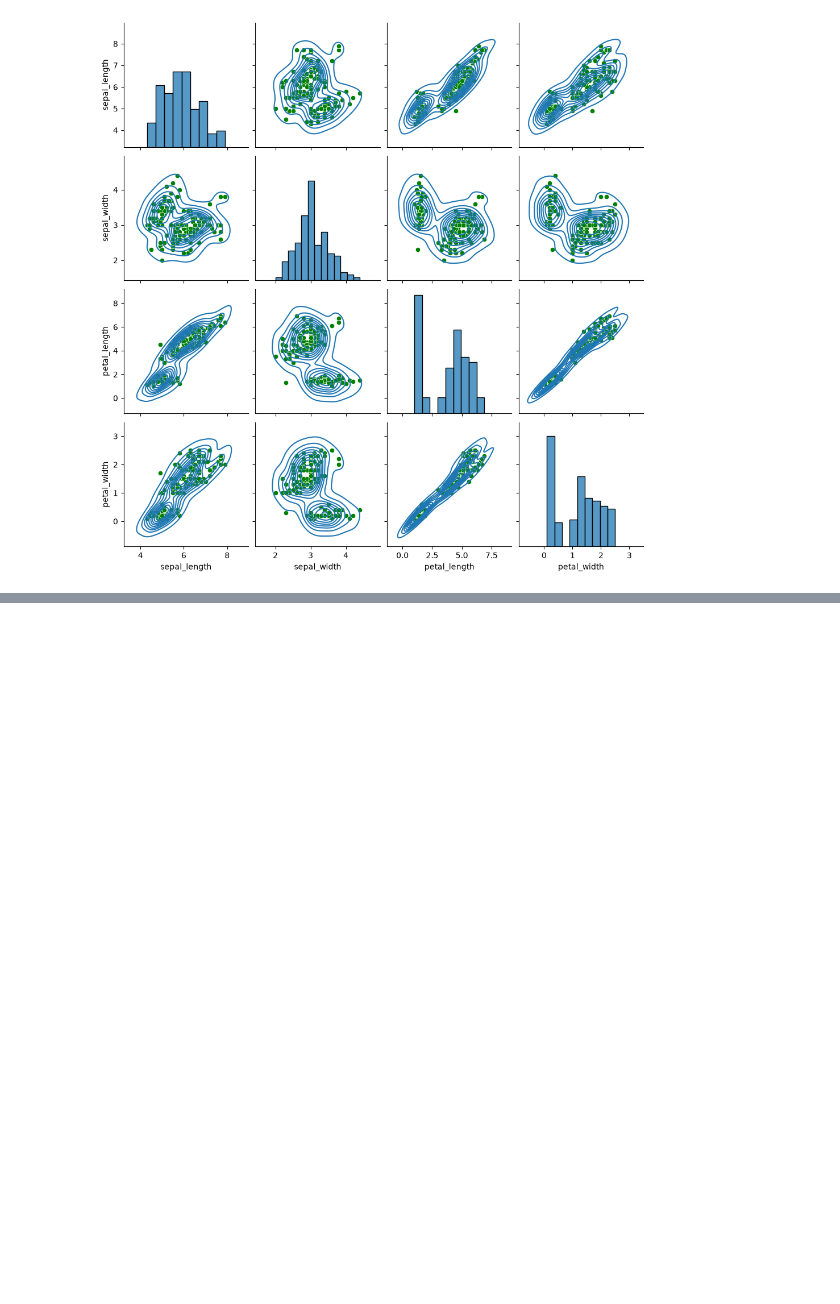
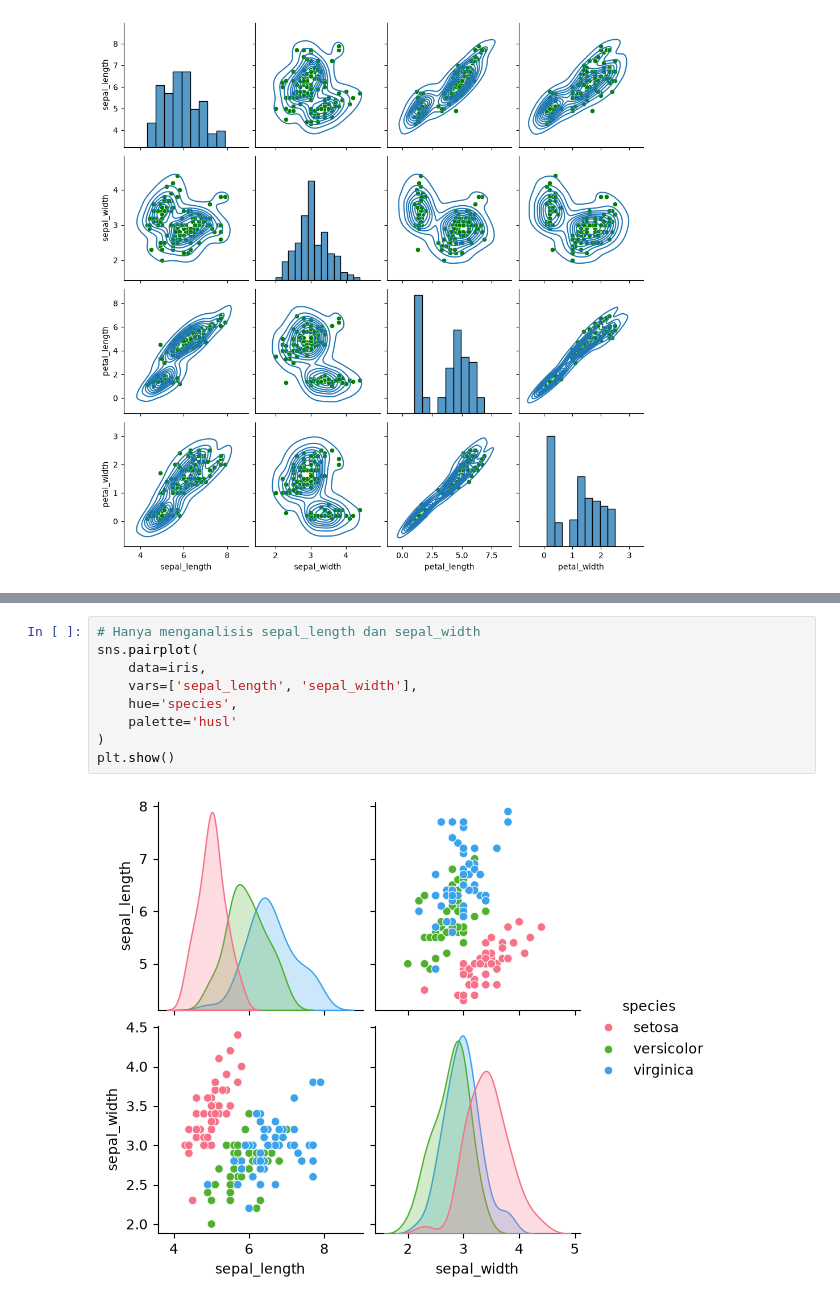
Before and after one commit to Haerulanwar05/Zero-To-ML-Engineer, a Jupyter notebook: Seaborn/seaborn_Pairplot.ipynb, the cells around one changed output, grey strips where cells are left out. Drawn from its saved outputs; the diff is of its cells as text; blank space fills up the shorter version.

```diff
--- a/Seaborn/seaborn_Pairplot.ipynb
+++ b/Seaborn/seaborn_Pairplot.ipynb
@@ -60,0 +93,11 @@ l.map_lower(sns.kdeplot)
+# %%
+# Hanya menganalisis sepal_length dan sepal_width
+sns.pairplot(
+    data=iris,
+    vars=['sepal_length', 'sepal_width'],
+    hue='species',
+    palette='husl'
+)
+plt.show()
+# %% [output]
+[figure, added]
```
Also changed, not shown: parts of 3 cells of this notebook.
